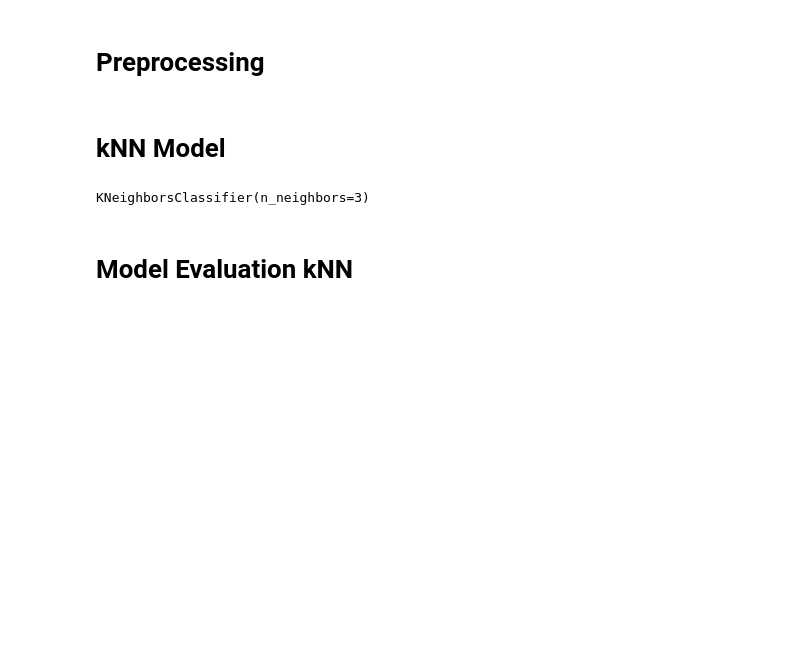
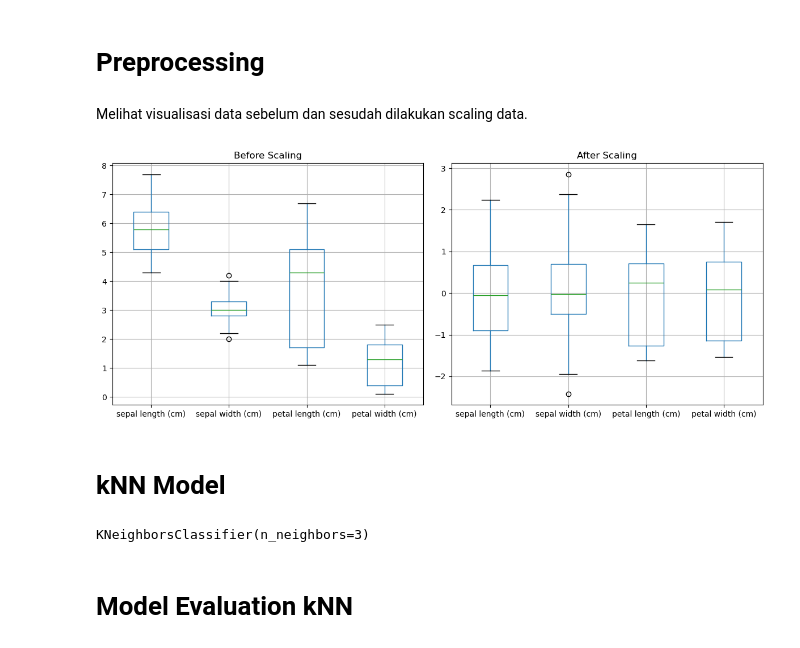
Before and after one commit to FarrelAD/Sinau-Mesin, a Jupyter notebook: notebooks/08-jobsheet-07/practicum-01.ipynb, the cells around one changed output. Drawn from its saved outputs; the diff is of its cells as text; code cells hidden in the pictures; blank space fills up the shorter version.

```diff
--- a/notebooks/08-jobsheet-07/practicum-01.ipynb
+++ b/notebooks/08-jobsheet-07/practicum-01.ipynb
@@ -80,3 +86,20 @@ X_test = scaler.transform(X_test)
+# %% [markdown]
+Melihat visualisasi data sebelum dan sesudah dilakukan scaling data.
+# %%
+fig, axes = plt.subplots(1, 2, figsize=(12, 5))
+
+# Before
+pd.DataFrame(X_train, columns=X.columns).boxplot(ax=axes[0])
+axes[0].set_title("Before Scaling")
+
+# After
+pd.DataFrame(X_train_scaled, columns=X.columns).boxplot(ax=axes[1])
+axes[1].set_title("After Scaling")
+
+plt.tight_layout()
+plt.show()
+# %% [output]
+[figure, added]
 # %% [markdown]
 # kNN Model
 # %%
```
Also changed, not shown: parts of 11 cells of this notebook, 1 other file.
